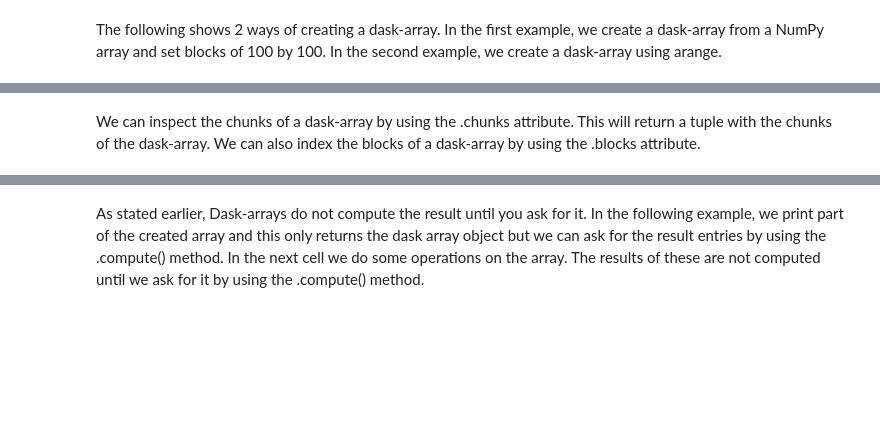
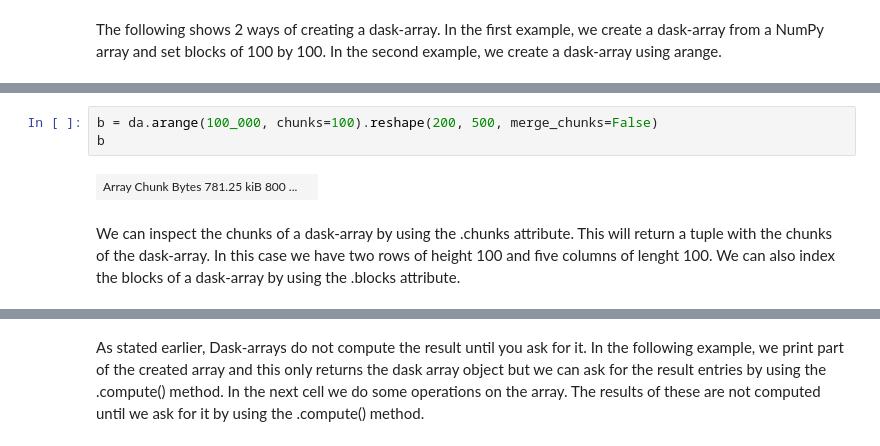
Before and after one commit to aissah/exploring_dask, a Jupyter notebook: intro.ipynb, the cells around one changed output, grey strips where cells are left out. Saved outputs shown, nothing was run; the diff lists cells and outputs as text; blank space fills up the shorter version.

```diff
--- a/intro.ipynb
+++ b/intro.ipynb
@@ -23,5 +22,10 @@ a
+# %%
+b = da.arange(100_000, chunks=100).reshape(200, 500, merge_chunks=False)
+b
+# %% [output]
+| Array Chunk Bytes 781.25 kiB 800 ... |  |
 # %% [markdown]
-We can inspect the chunks of a dask-array by using the .chunks attribute. This will return a tuple with the chunks of the dask-array. We can also index the blocks of a dask-array by using the .blocks attribute.
+We can inspect the chunks of a dask-array by using the .chunks attribute. This will return a tuple with the chunks of the dask-array. In this case we have two rows of height 100 and five columns of lenght 100. We can also index the blocks of a dask-array by using the .blocks attribute.
 # %%
 # inspect the chunks
 print(f'{a.chunks = }')
```
Also changed, not shown: parts of 10 cells of this notebook.
